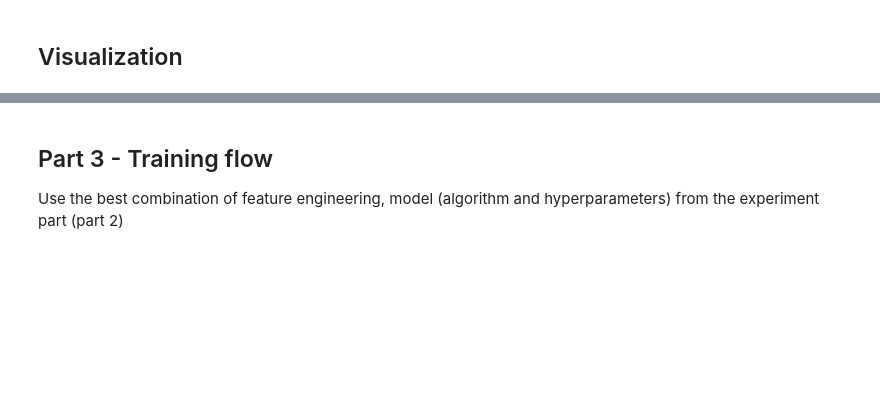
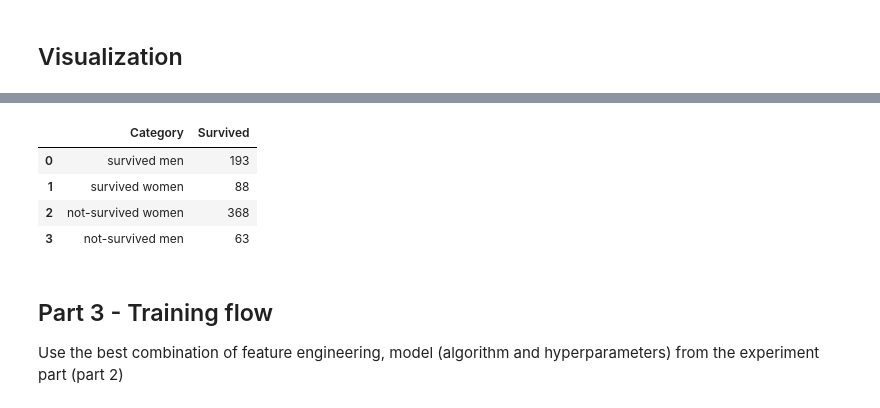
Before and after one commit to eranCat/TitanicML, a Jupyter notebook: Assignment2_supervised_learning_flow.ipynb, the cells around one changed output, grey strips where cells are left out. Saved outputs shown, nothing was run; the diff lists cells and outputs as text; code cells hidden in the pictures; blank space fills up the shorter version.

```diff
--- a/Assignment2_supervised_learning_flow.ipynb
+++ b/Assignment2_supervised_learning_flow.ipynb
@@ -92,3 +105,27 @@ _ = ax.set_title('Male')
+# %%
+# Define categories (survived, not survived)
+categories = ['survived', 'not survived']
+
+women_survived = df_train[(df_train["Sex"] == 1) & (df_train["Survived"] == 1)]  # survived women
+women_not_survived = df_train[(df_train["Sex"] == 1) & (df_train["Survived"] == 0)]  # non-survived women
+men_survived = df_train[(df_train["Sex"] == 0) & (df_train["Survived"] == 1)]  # Ages of survived men
+men_not_survived = df_train[(df_train["Sex"] == 0) & (df_train["Survived"] == 0)]  # Ages of non-survived men
+
+
+data = {'Category': ['survived men', 'survived women', 'not-survived women', 'not-survived men'],
+        'Survived': [len(men_survived), len(women_survived), len(women_not_survived), len(men_not_survived)]}
+
+
+Survivors2 = pd.DataFrame.from_dict(data, orient='index').transpose()
+
+# Display the DataFrame
+Survivors2
+# %% [output]
+|  | Category | Survived |
+| 0 | survived men | 193 |
+| 1 | survived women | 88 |
+| 2 | not-survived women | 368 |
+| 3 | not-survived men | 63 |
 # %% [markdown]
 ## Part 3 - Training flow
 Use the best combination of feature engineering, model (algorithm and hyperparameters) from the experiment part (part 2)
```
Also changed, not shown: parts of 8 cells of this notebook.
